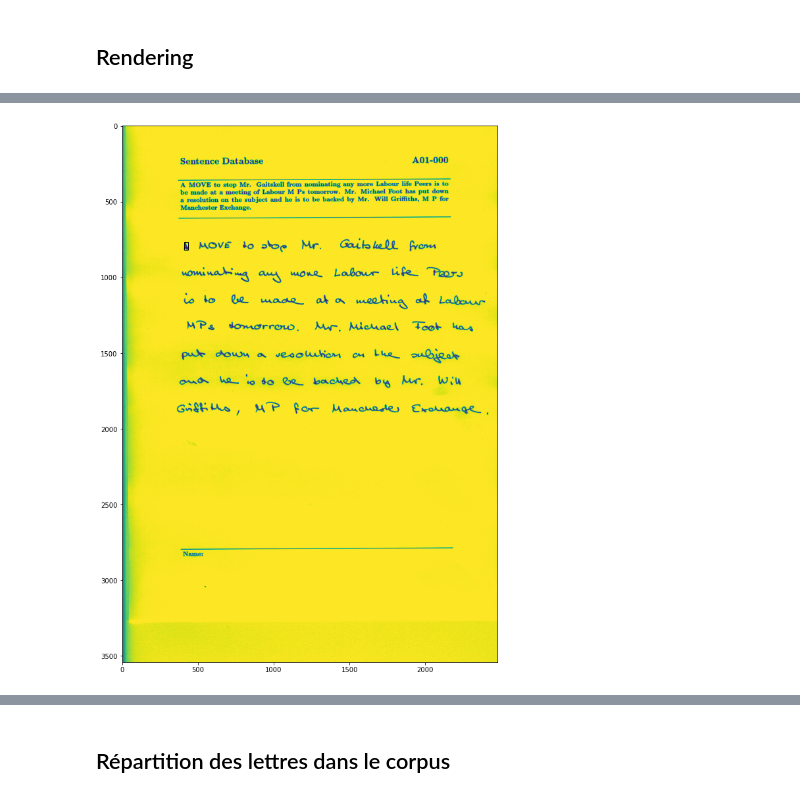
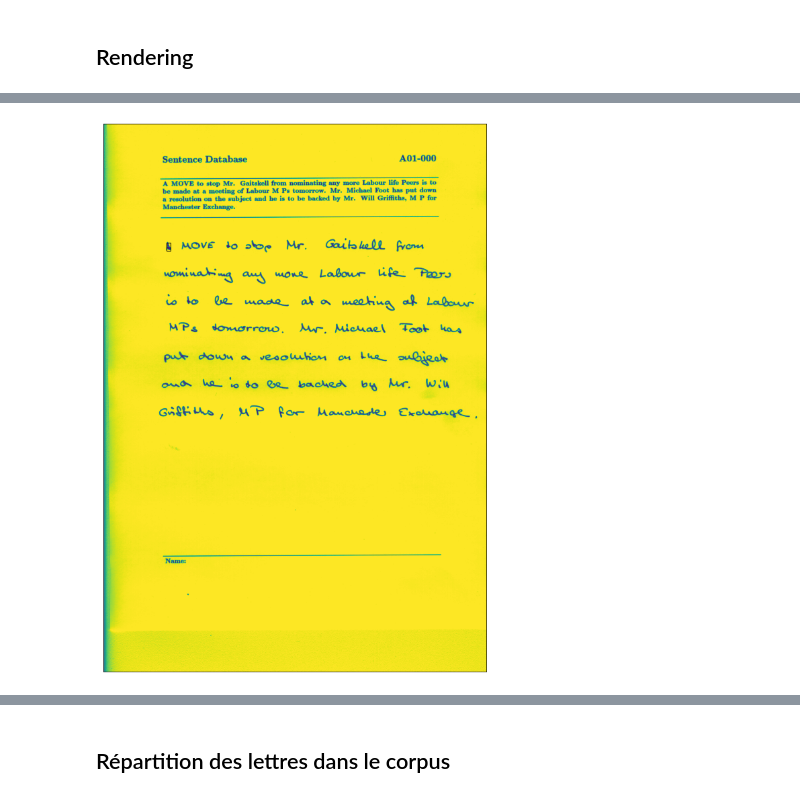
Before and after one commit to Jpec57/ocr-iam, a Jupyter notebook: notebooks/explorating_words.ipynb, the cells around one changed output, grey strips where cells are left out. Saved outputs shown, nothing was run; the diff lists cells and outputs as text; code cells hidden in the pictures.

```diff
--- a/notebooks/explorating_words.ipynb
+++ b/notebooks/explorating_words.ipynb
@@ -71,3 +86,6 @@ Name: seg_res, dtype: int64
+# %%
+df['word_img_path'] = df['word_id'].apply(lambda x: get_word_image_path_by_word_id(x))
+df['form_img_path'] = df['word_id'].apply(lambda x: get_form_img_path_by_word_id(x))
 # %%
 df.info()
 # %% [output]
@@ -129,24 +145,25 @@ show_form_img_by_word_id(df.iloc[0].word_id)
 # %%
 def plot_bounding_box(line):
-    form_img_path = get_form_img_path_by_word_id(line.word_id)
-    img = plt.imread(form_img_path)
+    img = plt.imread(line.form_img_path)
 
     fig, ax = plt.subplots(figsize=(20,15))
     fig.figsize=(20,10)
     ax.imshow(img)
 
     ax.add_patch(
         patches.Rectangle(
             (line.x, line.y),
             line.w,
             line.h,
             fill=False
         ) )
+    plt.xticks([])
+    plt.yticks([])
     plt.show()
 
 plot_bounding_box(df.iloc[0])
 # %% [output]
-[figure, old version]
+[figure, new version]
 # %%
 plot_bounding_box(df.iloc[42])
 # %% [output]
```
Also changed, not shown: parts of 38 cells of this notebook.
